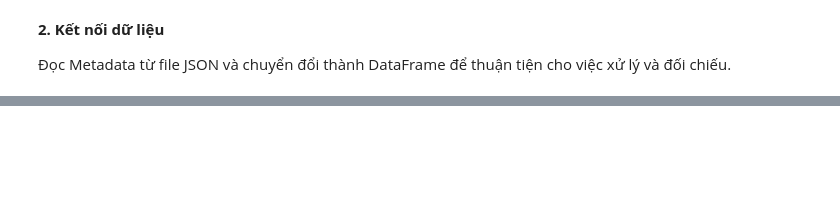
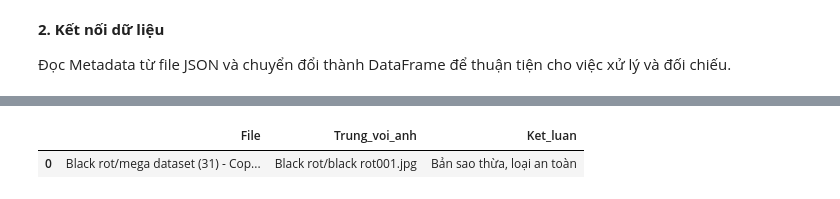
Before and after one commit to KasuraNguyen/Smart-Vineyard, a Jupyter notebook: Notebook/02_DataMatching.ipynb, the cells around one changed output, grey strips where cells are left out. Cells and saved outputs as stored; diff of their text form; code cells hidden in the pictures; blank space fills up the shorter version.

```diff
--- a/Notebook/02_DataMatching.ipynb
+++ b/Notebook/02_DataMatching.ipynb
@@ -267,0 +180,40 @@ Số khóa Metadata trùng: 0
+# %%
+def md5_of(path):
+    h = hashlib.md5()
+    with open(path, "rb") as f:
+        for chunk in iter(lambda: f.read(1 << 20), b""):
+            h.update(chunk)
+    return h.hexdigest()
+
+
+skipped_report = []
+if skipped_files:
+    folders = {p.parent for p in skipped_files}
+
+    # Băm các ảnh hợp lệ nằm cùng thư mục với file bị loại
+    hash_to_name = {}
+    for rel in df_images["Image_Path"]:
+        full = DATASET_DIR / rel
+        if full.parent in folders:
+            hash_to_name.setdefault(md5_of(full), rel)
+
+    for p in skipped_files:
+        same_as = hash_to_name.get(md5_of(p))
+        skipped_report.append({
+            "File": p.relative_to(DATASET_DIR).as_posix(),
+            "Trung_voi_anh": same_as if same_as else "",
+            "Ket_luan": "Bản sao thừa, loại an toàn" if same_as
+                        else "KHÔNG trùng ảnh nào, cần kiểm tra thủ công",
+        })
+
+df_skipped = pd.DataFrame(
+    skipped_report, columns=["File", "Trung_voi_anh", "Ket_luan"]
+)
+
+if len(df_skipped):
+    display(df_skipped)
+else:
+    print("Không có file nào bị loại.")
+# %% [output]
+|  | File | Trung_voi_anh | Ket_luan |
+| 0 | Black rot/mega dataset (31) - Cop... | Black rot/black rot001.jpg | Bản sao thừa, loại an toàn |
```
Also changed, not shown: parts of 31 cells of this notebook, 1 other file.
